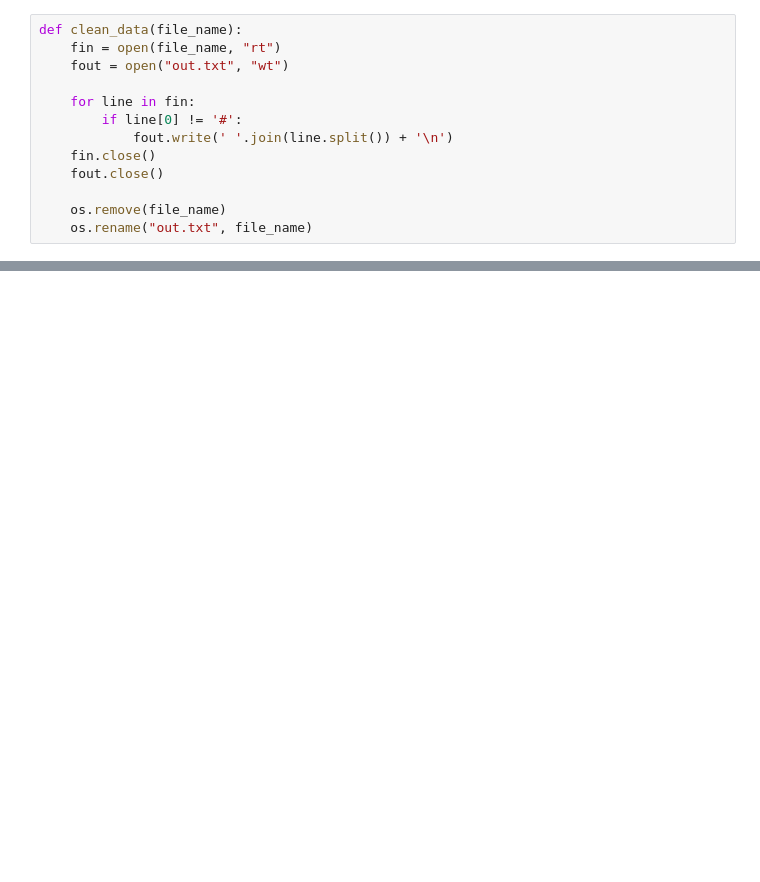
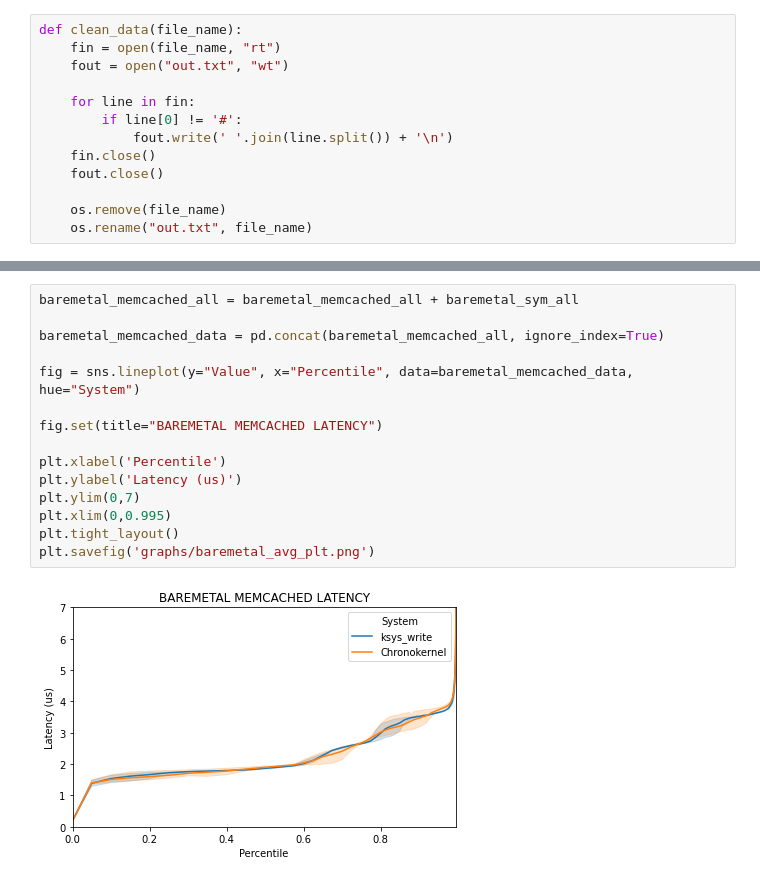
Before and after one commit to ryanbsull/EC601, a Jupyter notebook: latency-graphs.ipynb, the cells around one changed output, grey strips where cells are left out. Saved outputs shown, nothing was run; the diff lists cells and outputs as text; blank space fills up the shorter version.

```diff
--- a/latency-graphs.ipynb
+++ b/latency-graphs.ipynb
@@ -73,3 +81,20 @@ plt.savefig('avg_plt.png')
+# %%
+baremetal_memcached_all = baremetal_memcached_all + baremetal_sym_all
+
+baremetal_memcached_data = pd.concat(baremetal_memcached_all, ignore_index=True)
+
+fig = sns.lineplot(y="Value", x="Percentile", data=baremetal_memcached_data, hue="System")
+
+fig.set(title="BAREMETAL MEMCACHED LATENCY")
+
+plt.xlabel('Percentile')
+plt.ylabel('Latency (us)')
+plt.ylim(0,7)
+plt.xlim(0,0.995)
+plt.tight_layout()
+plt.savefig('graphs/baremetal_avg_plt.png')
+# %% [output]
+[figure, added]
 # %%
 graph_data ={}
 for i in range(0,4):
```
Also changed, not shown: parts of 11 cells of this notebook, 49 other files.
